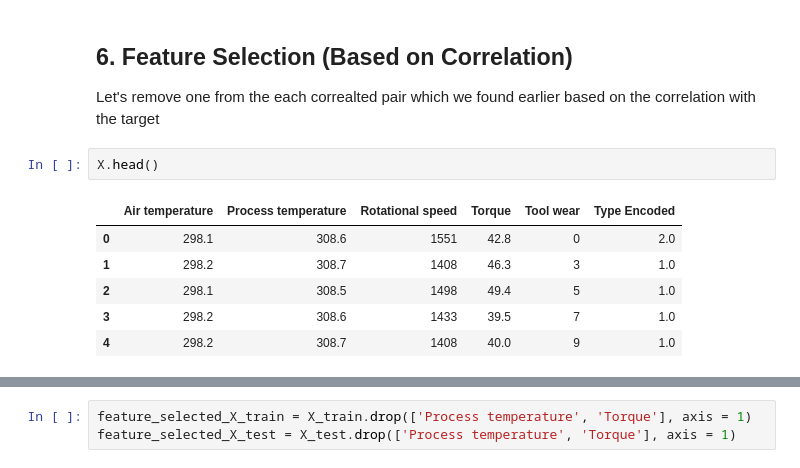
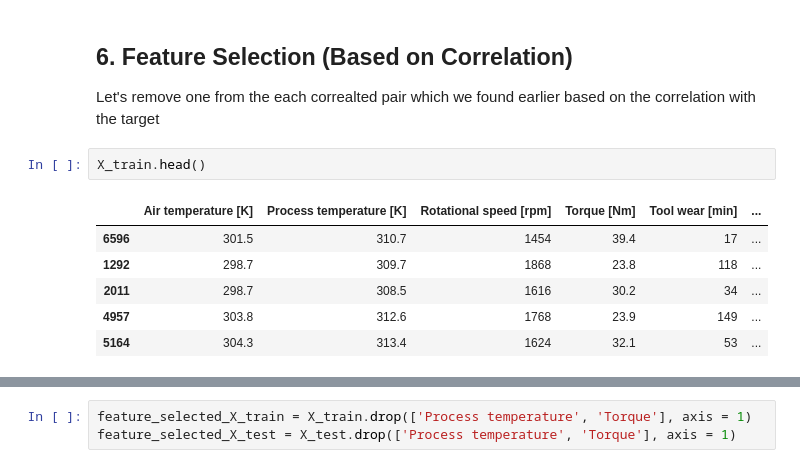
Before and after one commit to khair-bs23/Maintenance_Prediction_Rest_API, a Jupyter notebook: maintenance_prediction.ipynb, the cells around one changed output, grey strips where cells are left out. Cells and saved outputs as stored; diff of their text form.

```diff
--- a/maintenance_prediction.ipynb
+++ b/maintenance_prediction.ipynb
@@ -339,14 +367,14 @@ X_train, X_test, y_train, y_test = train_test_split(X, y, test_size=0.33, random
 ## 6. Feature Selection (Based on Correlation)
 Let's remove one from the each correalted pair which we found earlier based on the correlation with the target
 # %%
-X.head()
+X_train.head()
 # %% [output]
-|  | Air temperature | Process temperature | Rotational speed | Torque | Tool wear | Type Encoded |
-| 0 | 298.1 | 308.6 | 1551 | 42.8 | 0 | 2.0 |
-| 1 | 298.2 | 308.7 | 1408 | 46.3 | 3 | 1.0 |
-| 2 | 298.1 | 308.5 | 1498 | 49.4 | 5 | 1.0 |
-| 3 | 298.2 | 308.6 | 1433 | 39.5 | 7 | 1.0 |
-| 4 | 298.2 | 308.7 | 1408 | 40.0 | 9 | 1.0 |
+|  | Air temperature [K] | Process temperature [K] | Rotational speed [rpm] | Torque [Nm] | Tool wear [min] | ... |
+| 6596 | 301.5 | 310.7 | 1454 | 39.4 | 17 | ... |
+| 1292 | 298.7 | 309.7 | 1868 | 23.8 | 118 | ... |
+| 2011 | 298.7 | 308.5 | 1616 | 30.2 | 34 | ... |
+| 4957 | 303.8 | 312.6 | 1768 | 23.9 | 149 | ... |
+| 5164 | 304.3 | 313.4 | 1624 | 32.1 | 53 | ... |
 # %%
 correlation(X)
 # %% [output]
```
Also changed, not shown: parts of 12 cells of this notebook, 3 other files.
